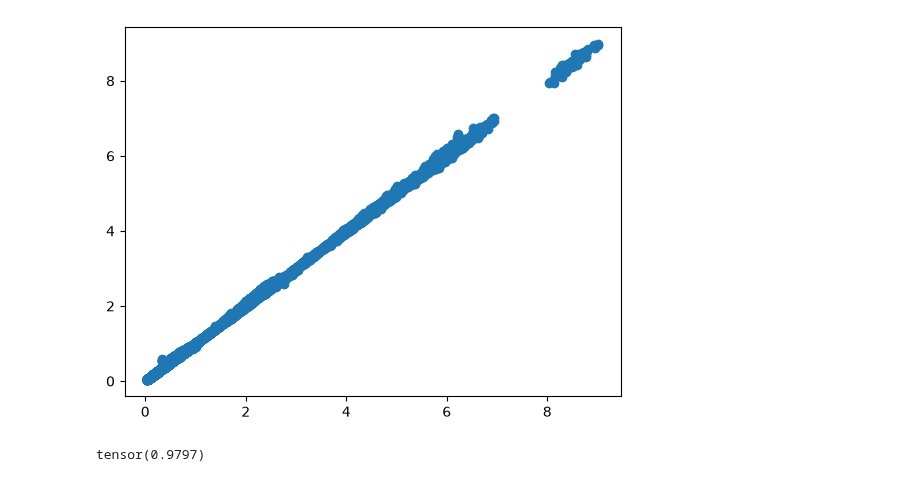
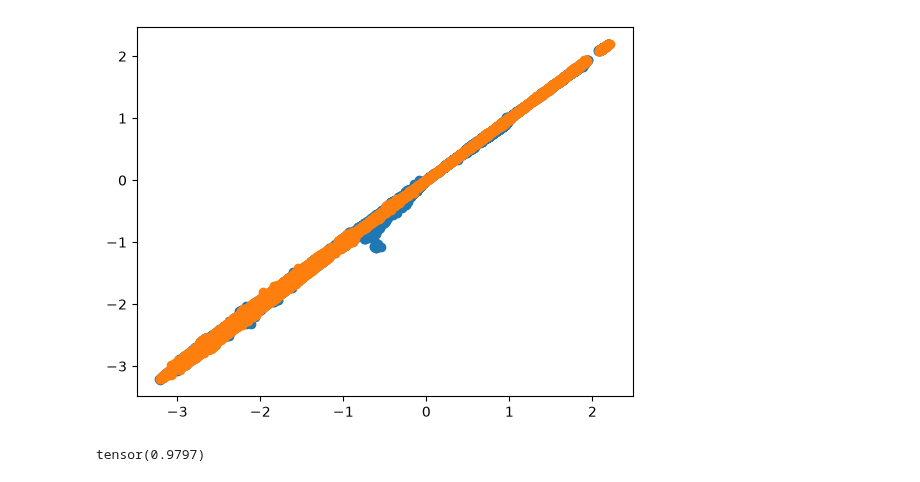
Before and after one commit to VldKnd/volume_optimal_conformal, a Jupyter notebook: notebooks/sandbox/datasets.ipynb, the cells around one changed output. Drawn from its saved outputs; the diff is of its cells as text; code cells hidden in the pictures.

```diff
--- a/notebooks/sandbox/datasets.ipynb
+++ b/notebooks/sandbox/datasets.ipynb
@@ -66,12 +50,19 @@ test_split = SGEMMDataset(config=SGEMMDatasetConfig()).get_splits().test
 calibration_split = SGEMMDataset(config=SGEMMDatasetConfig()).get_splits().calibration
 # %%
 import matplotlib.pyplot as plt
+import torch
 
-plt.scatter((train_split.y / train_split.y.std(dim=0, keepdim=True))[:, 1], (train_split.y / train_split.y.std(dim=0, keepdim=True))[:, 0])
+scaled_train = train_split.y / train_split.y.std(dim=0, keepdim=True)
+log_scaled_train = torch.log(scaled_train)
+# non_zero_train = scaled_train[(~torch.isinf(torch.log(scaled_train)[:, 0]) * ~torch.isinf(torch.log(scaled_train)[:, 1]))]
+
+plt.scatter((log_scaled_train)[:, 0], (log_scaled_train)[:, 1])
+plt.scatter((log_scaled_train)[:, 2], (log_scaled_train)[:, 3])
+plt.show()
+
 # plt.scatter(train_split.y[mask, 0], train_split.y[mask, 1])
-plt.show()
 # %% [output]
-[figure, old version]
+[figure, new version]
 # %%
 mask = (train_split.y[:, 1] < 46) * (train_split.y[:, 0] < 7500)
 # %%
```
Also changed, not shown: parts of 5 cells of this notebook, 43 other files.
